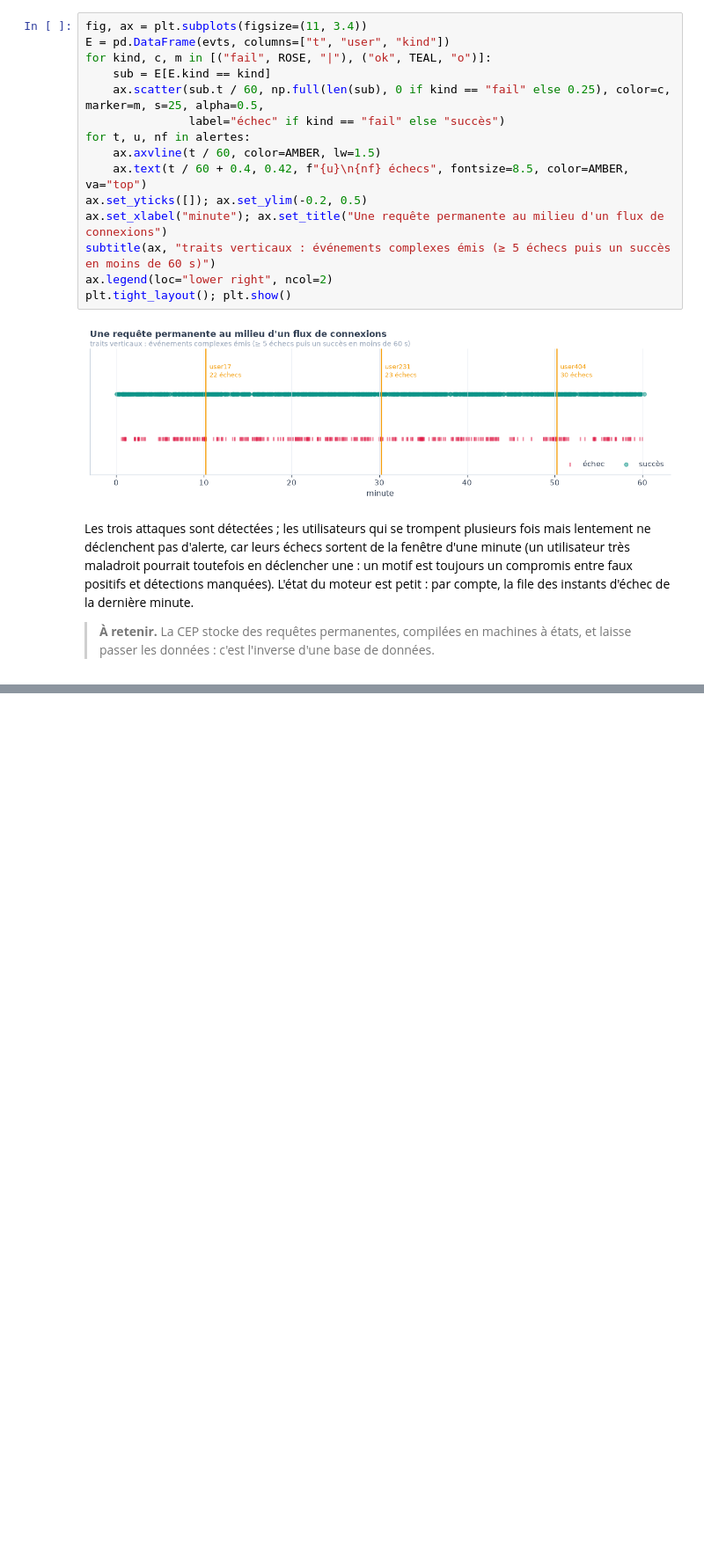
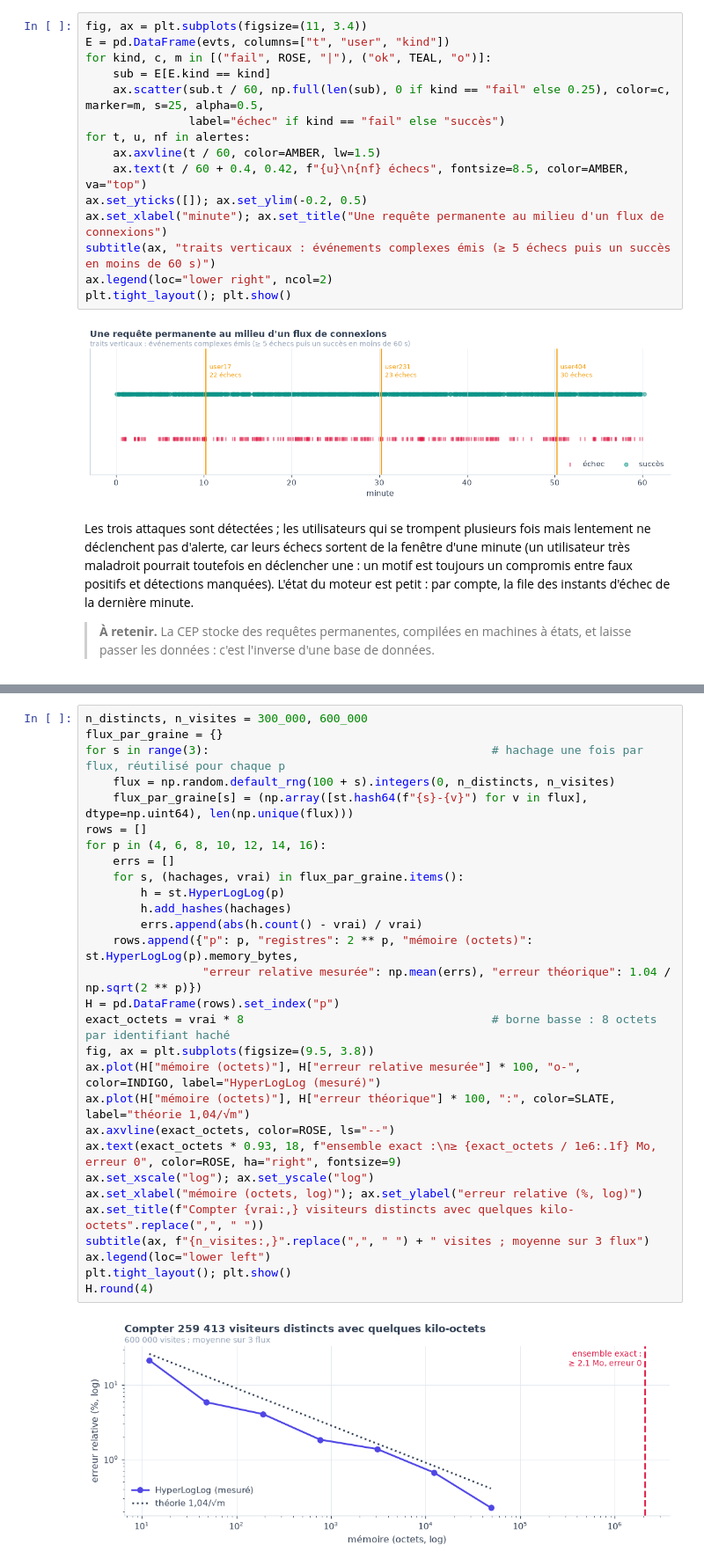
Before and after one commit to gwils28/Designing_Data_Intensive_Applications__ByTheBook, a Jupyter notebook: notebooks/ch11_traitement_de_flux/ch11_cours_5_usages_du_traitement_de_flux.ipynb, the cells around one changed output, grey strips where cells are left out. Shown at 88% size. Saved outputs shown, nothing was run; the diff lists cells and outputs as text; blank space fills up the shorter version.

Commit message:
ch11 cours 5 : L'analytique sur flux

```diff
--- a/notebooks/ch11_traitement_de_flux/ch11_cours_5_usages_du_traitement_de_flux.ipynb
+++ b/notebooks/ch11_traitement_de_flux/ch11_cours_5_usages_du_traitement_de_flux.ipynb
@@ -150,0 +169,31 @@ petit : par compte, la file des instants d'échec de la dernière minute.
+# %%
+n_distincts, n_visites = 300_000, 600_000
+flux_par_graine = {}
+for s in range(3):                                         # hachage une fois par flux, réutilisé pour chaque p
+    flux = np.random.default_rng(100 + s).integers(0, n_distincts, n_visites)
+    flux_par_graine[s] = (np.array([st.hash64(f"{s}-{v}") for v in flux], dtype=np.uint64), len(np.unique(flux)))
+rows = []
+for p in (4, 6, 8, 10, 12, 14, 16):
+    errs = []
+    for s, (hachages, vrai) in flux_par_graine.items():
+        h = st.HyperLogLog(p)
+        h.add_hashes(hachages)
+        errs.append(abs(h.count() - vrai) / vrai)
+    rows.append({"p": p, "registres": 2 ** p, "mémoire (octets)": st.HyperLogLog(p).memory_bytes,
+                 "erreur relative mesurée": np.mean(errs), "erreur théorique": 1.04 / np.sqrt(2 ** p)})
+H = pd.DataFrame(rows).set_index("p")
+exact_octets = vrai * 8                                    # borne basse : 8 octets par identifiant haché
+fig, ax = plt.subplots(figsize=(9.5, 3.8))
+ax.plot(H["mémoire (octets)"], H["erreur relative mesurée"] * 100, "o-", color=INDIGO, label="HyperLogLog (mesuré)")
+ax.plot(H["mémoire (octets)"], H["erreur théorique"] * 100, ":", color=SLATE, label="théorie 1,04/√m")
+ax.axvline(exact_octets, color=ROSE, ls="--")
+ax.text(exact_octets * 0.93, 18, f"ensemble exact :\n≥ {exact_octets / 1e6:.1f} Mo, erreur 0", color=ROSE, ha="right", fontsize=9)
+ax.set_xscale("log"); ax.set_yscale("log")
+ax.set_xlabel("mémoire (octets, log)"); ax.set_ylabel("erreur relative (%, log)")
+ax.set_title(f"Compter {vrai:,} visiteurs distincts avec quelques kilo-octets".replace(",", " "))
+subtitle(ax, f"{n_visites:,}".replace(",", " ") + " visites ; moyenne sur 3 flux")
+ax.legend(loc="lower left")
+plt.tight_layout(); plt.show()
+H.round(4)
+# %% [output]
+[figure, added]
```
Also changed, not shown: parts of 3 cells of this notebook.
